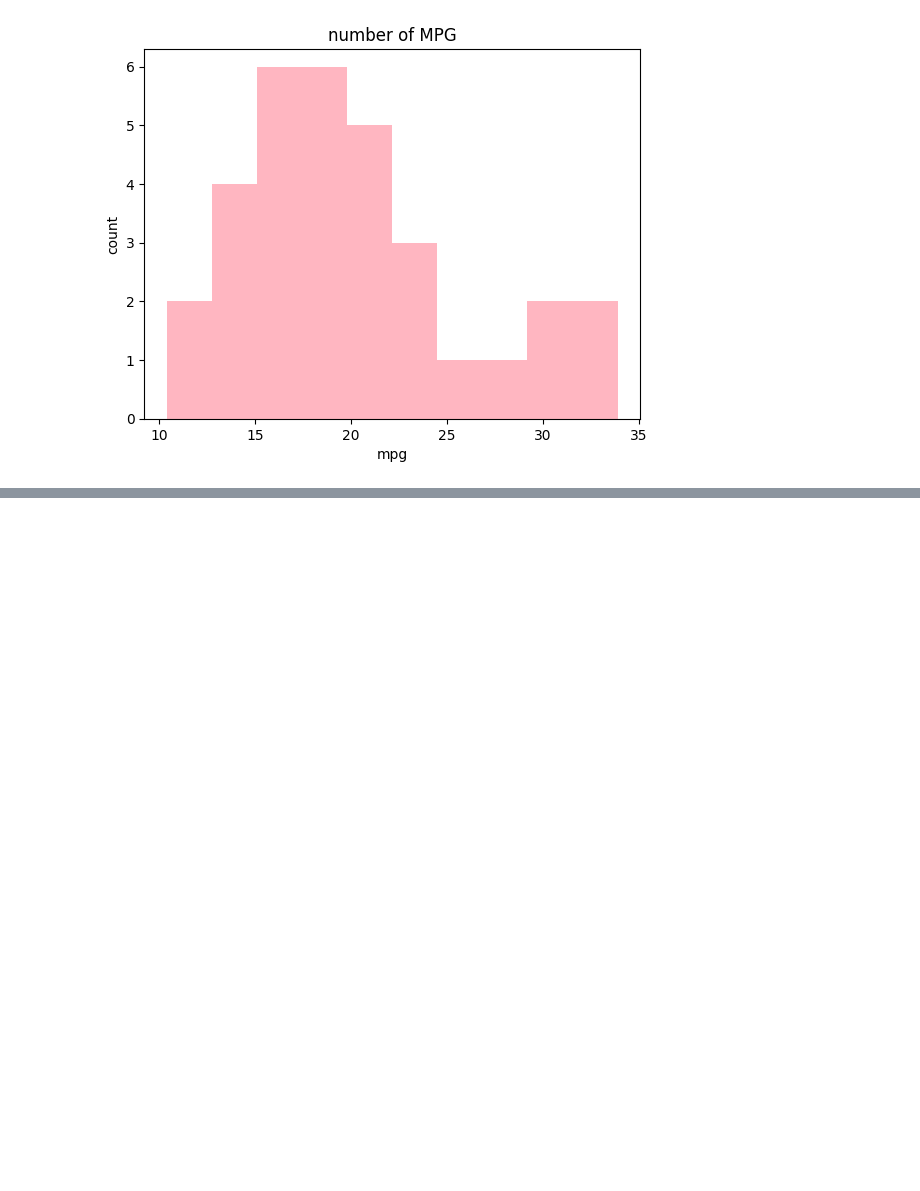
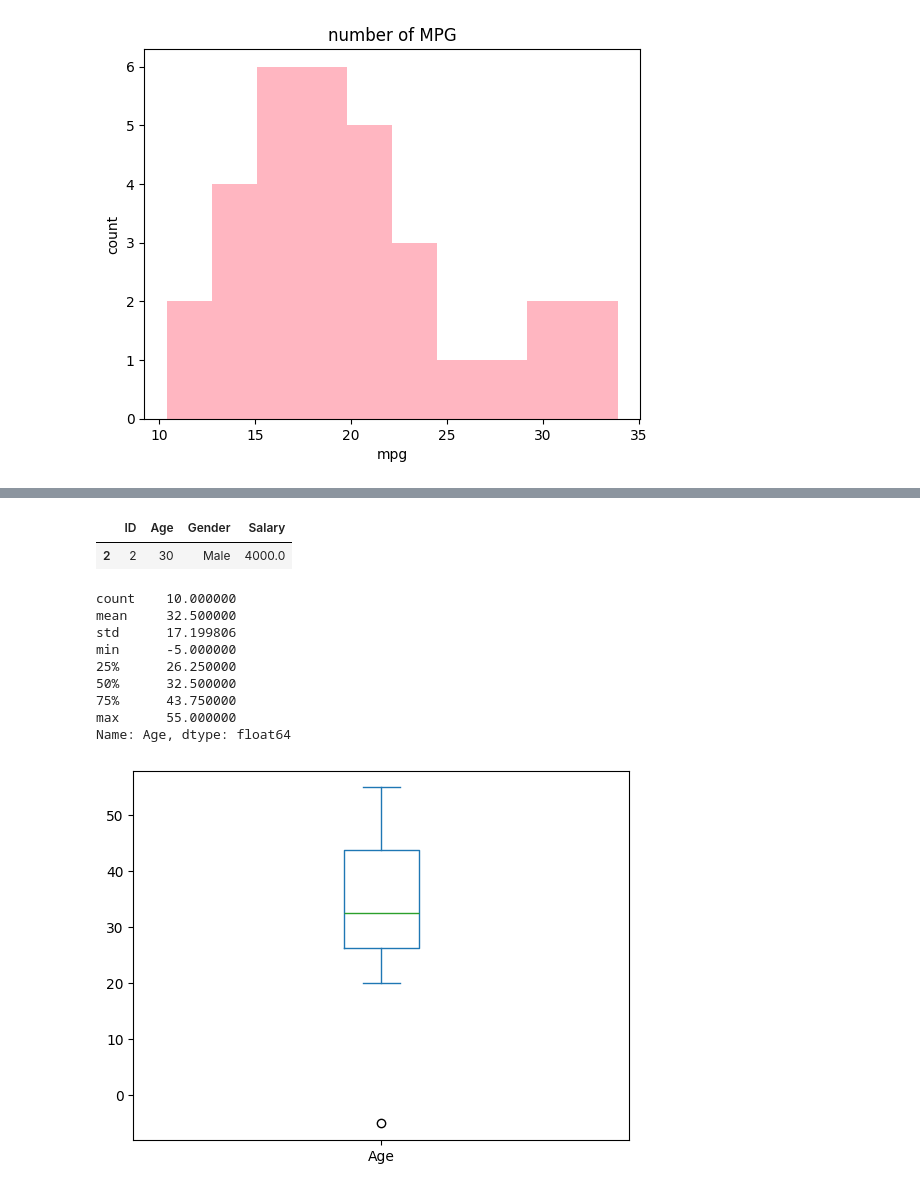
Before and after one commit to Harsha-hub466/Harsha-Patil, a Jupyter notebook: AIML_1.ipynb, the cells around one changed output, grey strips where cells are left out. Saved outputs shown, nothing was run; the diff lists cells and outputs as text; code cells hidden in the pictures; blank space fills up the shorter version.

```diff
--- a/AIML_1.ipynb
+++ b/AIML_1.ipynb
@@ -672,0 +704,11 @@ KeyError: 'cylinder'
+# %%
+import pandas as pd
+
+data = {
+    'ID': [1, 2, 2, 4, 5, 6, 7, 8, 9, 10],
+    'Age': [25, 30, 30, -5, 20, 35, 40, 45, 50, 55],
+    'Gender': ['Male', 'Male', 'Male', 'F', 'Unknown','F','Unknown','Male','F','F'],
+    'Salary': [None, 4000, 4000, 5000, -3000, 5200, 6000, 6500, 7000, 7500]
+}
+df = pd.DataFrame(data)
+print(df)
@@ -672,0 +727,25 @@ KeyError: 'cylinder'
+# %%
+df.duplicated().sum()
+df[df.duplicated()]
+# %% [output]
+|  | ID | Age | Gender | Salary |
+| 2 | 2 | 30 | Male | 4000.0 |
+# %%
+# Use describe to find extreme values
+print(df['Age'].describe())
+
+# Use boxplot for visual outliers
+import matplotlib.pyplot as plt
+df['Age'].plot.box()
+plt.show()
+# %% [output]
+count    10.000000
+mean     32.500000
+std      17.199806
+min      -5.000000
+25%      26.250000
+50%      32.500000
+75%      43.750000
+max      55.000000
+Name: Age, dtype: float64
+[figure, added]
```
Also changed, not shown: parts of 3 cells of this notebook.
